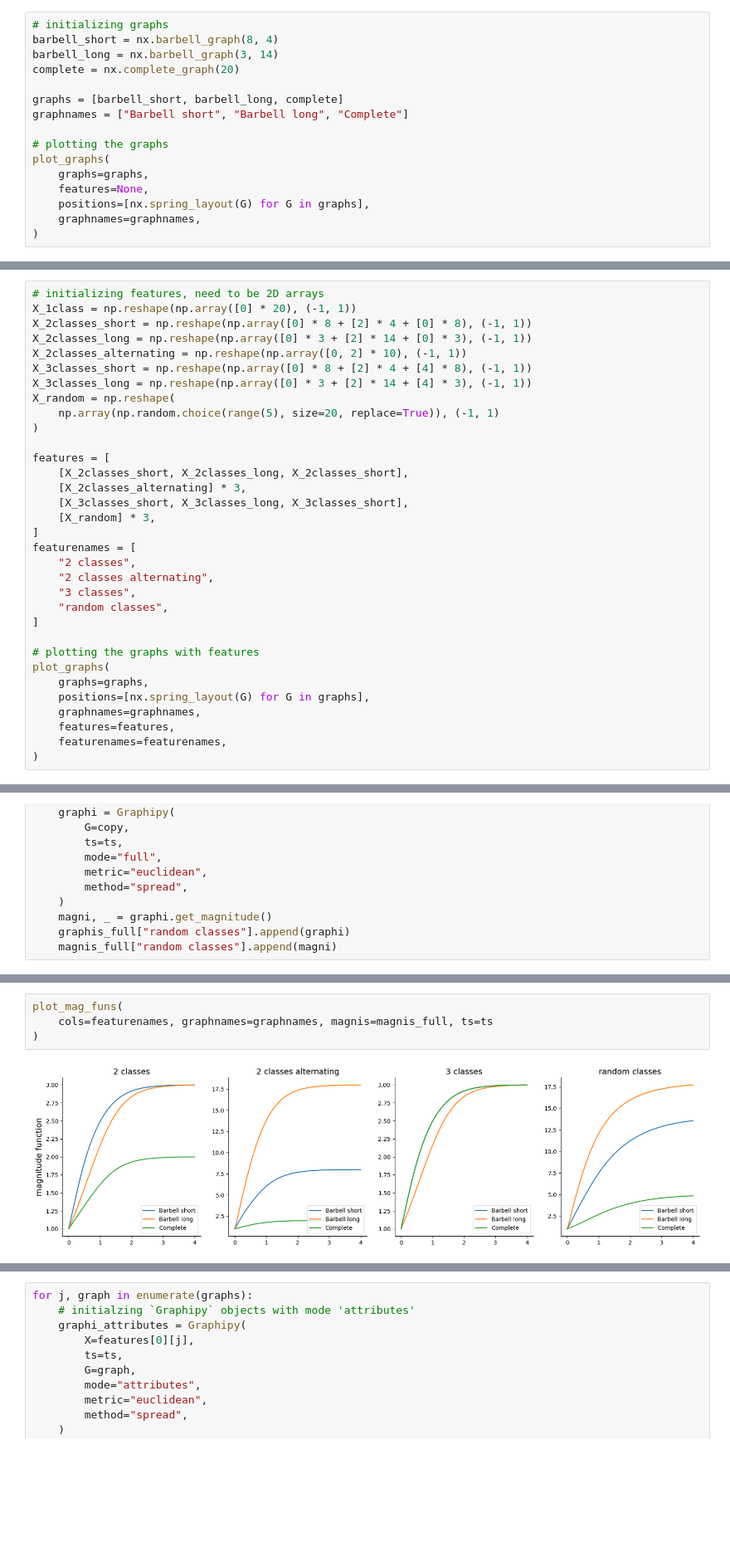
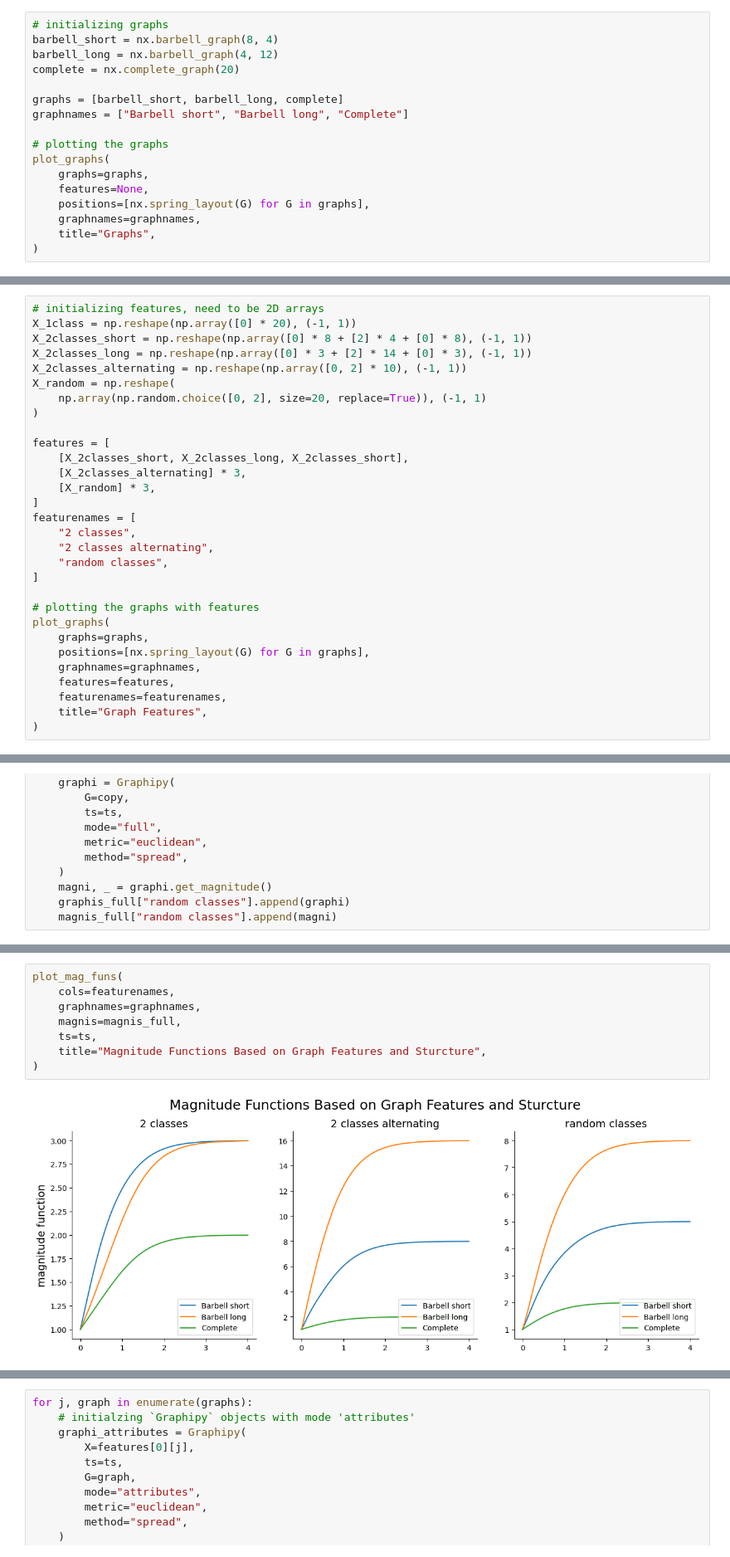
Before and after one commit to aidos-lab/magnipy, a Jupyter notebook: notebooks/graphipy_tutorial.ipynb, the cells around one changed output, grey strips where cells are left out. Shown at 83% size. Saved outputs shown, nothing was run; the diff lists cells and outputs as text; blank space fills up the shorter version.

```diff
--- a/notebooks/graphipy_tutorial.ipynb
+++ b/notebooks/graphipy_tutorial.ipynb
@@ -41,7 +38,7 @@ The `Graphipy` class uses `NetworkX` for its graph objects. Hence, let's initial
 # %%
 # initializing graphs
 barbell_short = nx.barbell_graph(8, 4)
-barbell_long = nx.barbell_graph(3, 14)
+barbell_long = nx.barbell_graph(4, 12)
 complete = nx.complete_graph(20)
 
 graphs = [barbell_short, barbell_long, complete]
@@ -53,5 +50,6 @@ plot_graphs(
     features=None,
     positions=[nx.spring_layout(G) for G in graphs],
     graphnames=graphnames,
+    title="Graphs",
 )
 # %% [output]
@@ -115,22 +117,18 @@ X_1class = np.reshape(np.array([0] * 20), (-1, 1))
 X_2classes_short = np.reshape(np.array([0] * 8 + [2] * 4 + [0] * 8), (-1, 1))
 X_2classes_long = np.reshape(np.array([0] * 3 + [2] * 14 + [0] * 3), (-1, 1))
 X_2classes_alternating = np.reshape(np.array([0, 2] * 10), (-1, 1))
-X_3classes_short = np.reshape(np.array([0] * 8 + [2] * 4 + [4] * 8), (-1, 1))
-X_3classes_long = np.reshape(np.array([0] * 3 + [2] * 14 + [4] * 3), (-1, 1))
 X_random = np.reshape(
-    np.array(np.random.choice(range(5), size=20, replace=True)), (-1, 1)
+    np.array(np.random.choice([0, 2], size=20, replace=True)), (-1, 1)
 )
 
 features = [
     [X_2classes_short, X_2classes_long, X_2classes_short],
     [X_2classes_alternating] * 3,
-    [X_3classes_short, X_3classes_long, X_3classes_short],
     [X_random] * 3,
 ]
 featurenames = [
     "2 classes",
     "2 classes alternating",
-    "3 classes",
     "random classes",
 ]
 
@@ -141,5 +139,6 @@ plot_graphs(
     graphnames=graphnames,
     features=features,
     featurenames=featurenames,
+    title="Graph Features",
 )
 # %% [output]
@@ -200,7 +192,11 @@ Let's plot all the magnitude functions computed with features and the graph stru
 # %%
 plot_mag_funs(
-    cols=featurenames, graphnames=graphnames, magnis=magnis_full, ts=ts
+    cols=featurenames,
+    graphnames=graphnames,
+    magnis=magnis_full,
+    ts=ts,
+    title="Magnitude Functions Based on Graph Features and Sturcture",
 )
 # %% [output]
-[figure, old version]
+[figure, new version]
 # %% [markdown]
```
Also changed, not shown: parts of 23 cells of this notebook.
